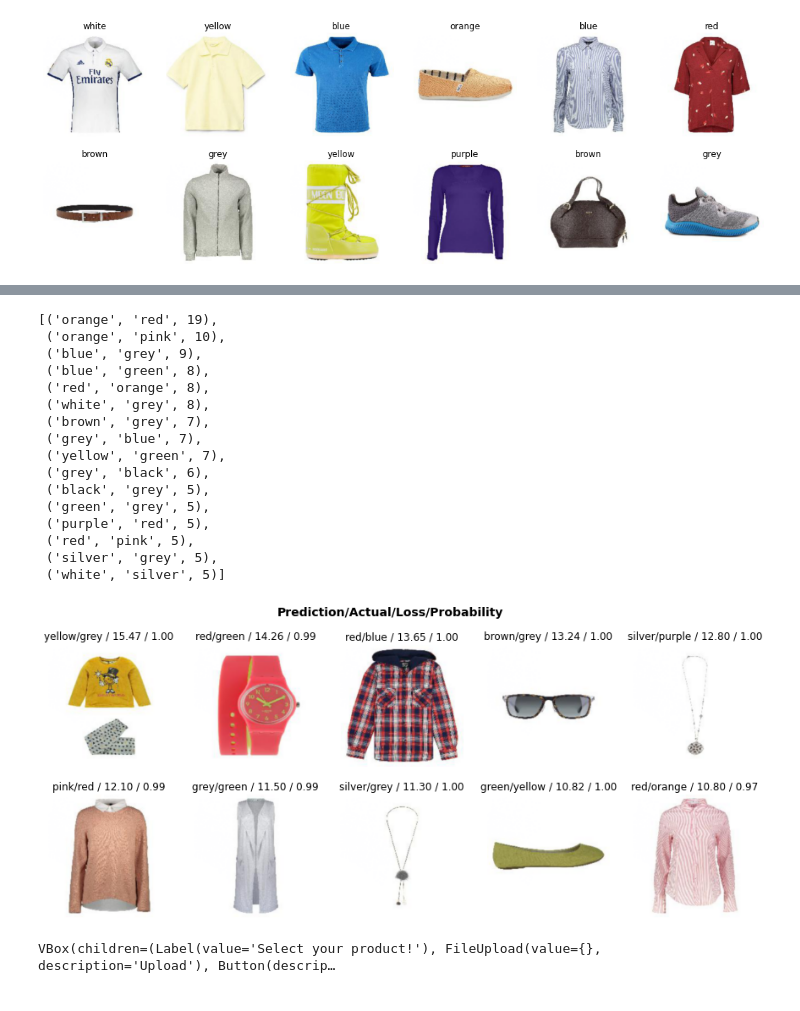
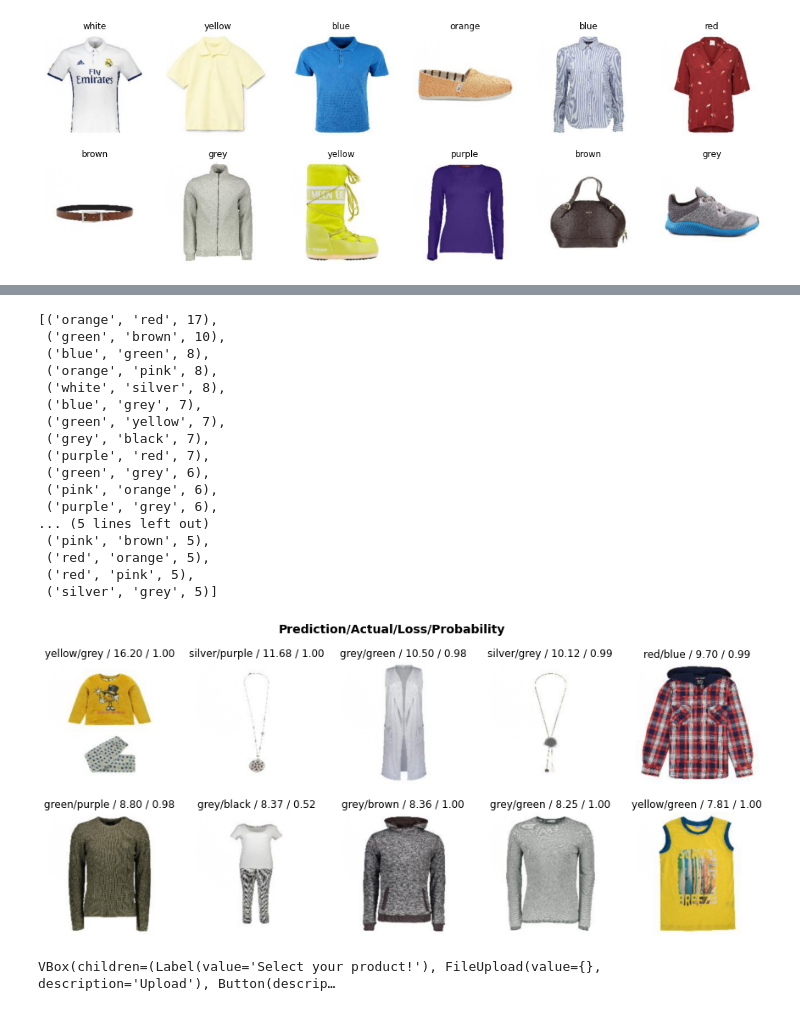
Before and after one commit to hadisotudeh/product-color-classification, a Jupyter notebook: ML model training.ipynb, the cells around one changed output, grey strips where cells are left out. Saved outputs shown, nothing was run; the diff lists cells and outputs as text; code cells hidden in the pictures.

```diff
--- a/ML model training.ipynb
+++ b/ML model training.ipynb
@@ -45,10 +46,10 @@ dls.valid.show_batch(max_n=12, nrows=2)
 # %% [output]
 [figure]
 # %%
-from fastai.callback.fp16 import *
+wd=0.1
 
-learn = cnn_learner(dls, resnet101, metrics=accuracy).to_fp16()
+learn = cnn_learner(dls, resnet18, wd = wd, metrics=accuracy)
 lr_min, lr_steep = learn.lr_find()
-print(f"lr range is ({lr_min}, {lr_steep})")
+print(f"suggested lrs are ({lr_min}, {lr_steep})")
 # %% [output]
 [interactive output not drawn]
@@ -87,24 +78,25 @@ interp.plot_confusion_matrix(figsize=(10,10))
 # %%
 interp.most_confused(5)
 # %% [output]
-[('orange', 'red', 19),
- ('orange', 'pink', 10),
- ('blue', 'grey', 9),
+[('orange', 'red', 17),
+ ('green', 'brown', 10),
  ('blue', 'green', 8),
- ('red', 'orange', 8),
- ('white', 'grey', 8),
- ('brown', 'grey', 7),
- ('grey', 'blue', 7),
- ('yellow', 'green', 7),
- ('grey', 'black', 6),
- ('black', 'grey', 5),
- ('green', 'grey', 5),
- ('purple', 'red', 5),
+ ('orange', 'pink', 8),
+ ('white', 'silver', 8),
+ ('blue', 'grey', 7),
+ ('green', 'yellow', 7),
+ ('grey', 'black', 7),
+ ('purple', 'red', 7),
+ ('green', 'grey', 6),
+ ('pink', 'orange', 6),
+ ('purple', 'grey', 6),
+... (5 lines left out)
+ ('pink', 'brown', 5),
+ ('red', 'orange', 5),
  ('red', 'pink', 5),
- ('silver', 'grey', 5),
- ('white', 'silver', 5)]
+ ('silver', 'grey', 5)]
 # %%
-interp.plot_top_losses(10, bnrows=2)
+interp.plot_top_losses(10, nrows=2)
 # %% [output]
-[figure, old version]
+[figure, new version]
 # %%
```
Also changed, not shown: parts of 6 cells of this notebook.
